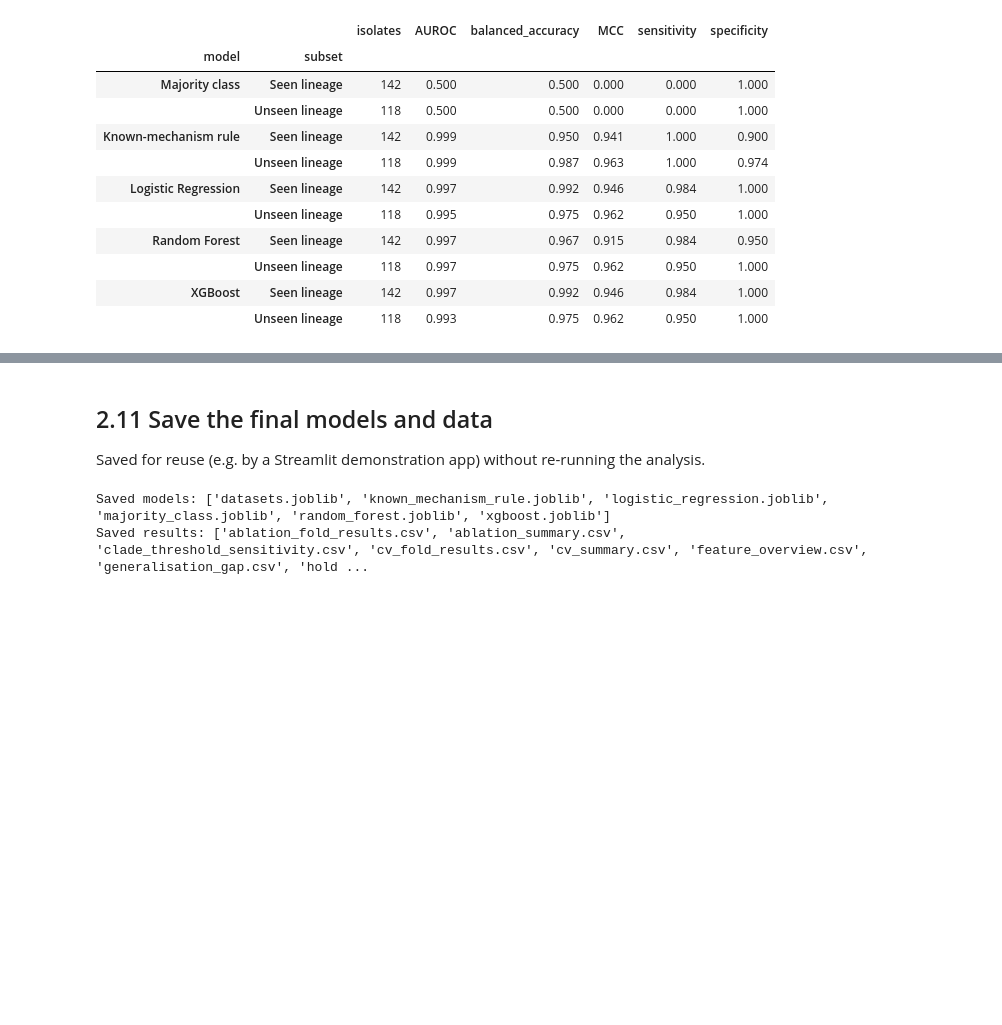
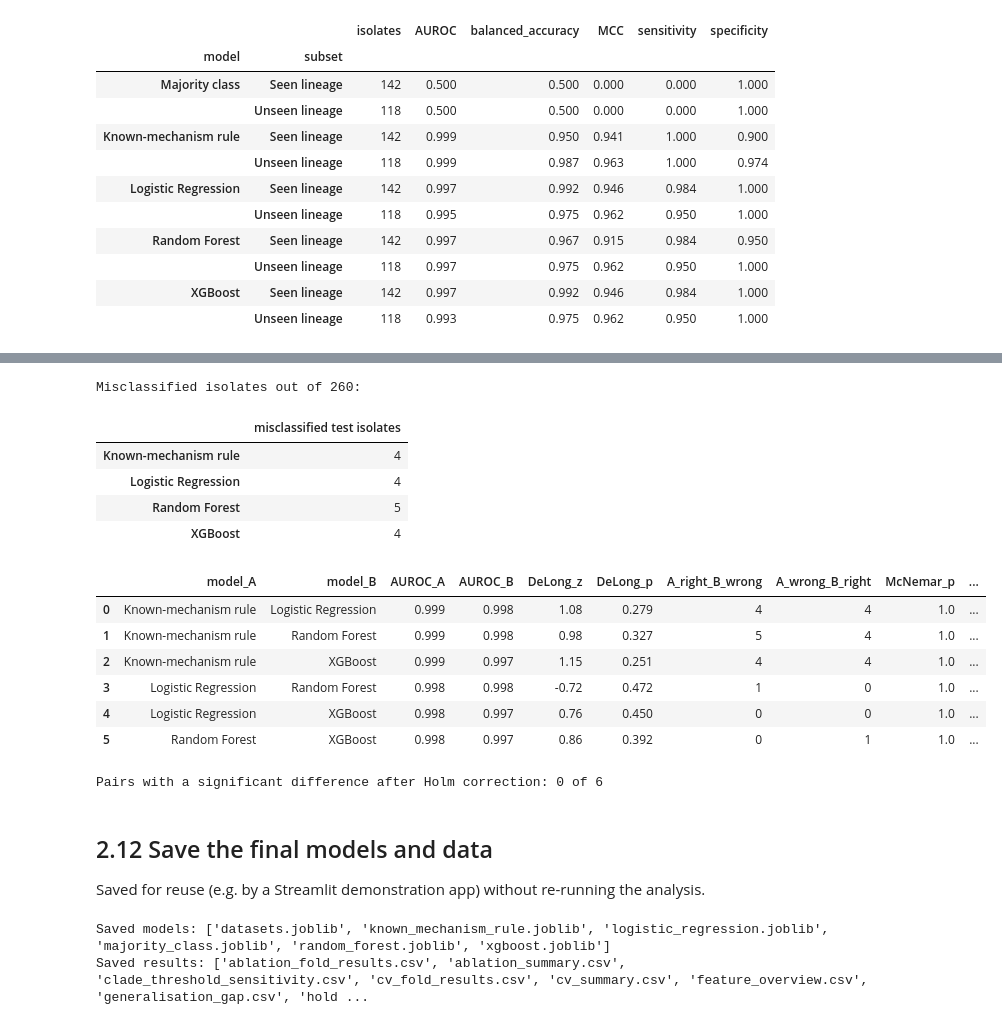
Before and after one commit to Aleroebijuwa/Explainable-ml-ciprofloxacin-resistance-, a Jupyter notebook: ecoli_ciprofloxacin_resistance.ipynb, the cells around one changed output, grey strips where cells are left out. Cells and saved outputs as stored; diff of their text form; code cells hidden in the pictures; blank space fills up the shorter version.

```diff
--- a/ecoli_ciprofloxacin_resistance.ipynb
+++ b/ecoli_ciprofloxacin_resistance.ipynb
@@ -668,5 +682,48 @@ Test isolates from lineages seen in development: 142; unseen: 118
+# %%
+from itertools import combinations
+
+compared = [m for m in MODEL_ORDER if m != "Majority class"]
+rows = []
+for a, b in combinations(compared, 2):
+    auc_a, auc_b, z, p_auc = delong_test(y_test, test_probs[a], test_probs[b])
+    a_only, b_only, p_errors = mcnemar_test(y_test, test_probs[a] >= 0.5, test_probs[b] >= 0.5)
+    rows.append({"model_A": a, "model_B": b,
+                 "AUROC_A": auc_a, "AUROC_B": auc_b, "DeLong_z": z, "DeLong_p": p_auc,
+                 "A_right_B_wrong": a_only, "A_wrong_B_right": b_only, "McNemar_p": p_errors})
+
+comparison = pd.DataFrame(rows)
+comparison["DeLong_p_Holm"] = holm_adjust(comparison["DeLong_p"])
+comparison["McNemar_p_Holm"] = holm_adjust(comparison["McNemar_p"])
+comparison["significant (p < 0.05)"] = ((comparison["DeLong_p_Holm"] < 0.05) |
+                                        (comparison["McNemar_p_Holm"] < 0.05)).map({True: "yes", False: "no"})
+comparison.to_csv(RESULTS_DIR / "model_comparison_tests.csv", index=False)
+
+errors = pd.Series({m: int(((test_probs[m] >= 0.5) != y_test.to_numpy()).sum()) for m in compared},
+                   name="misclassified test isolates")
+print(f"Misclassified isolates out of {len(y_test)}:")
+display(errors.to_frame())
+display(comparison.round({"AUROC_A": 4, "AUROC_B": 4, "DeLong_z": 2, "DeLong_p": 3, "McNemar_p": 3,
+                          "DeLong_p_Holm": 3, "McNemar_p_Holm": 3}))
+
+n_significant = (comparison["significant (p < 0.05)"] == "yes").sum()
+print(f"Pairs with a significant difference after Holm correction: {n_significant} of {len(comparison)}")
+# %% [output]
+Misclassified isolates out of 260:
+|  | misclassified test isolates |
+| Known-mechanism rule | 4 |
+| Logistic Regression | 4 |
+| Random Forest | 5 |
+| XGBoost | 4 |
+|  | model_A | model_B | AUROC_A | AUROC_B | DeLong_z | DeLong_p | A_right_B_wrong | A_wrong_B_right | McNemar_p | ... |
+| 0 | Known-mechanism rule | Logistic Regression | 0.999 | 0.998 | 1.08 | 0.279 | 4 | 4 | 1.0 | ... |
+| 1 | Known-mechanism rule | Random Forest | 0.999 | 0.998 | 0.98 | 0.327 | 5 | 4 | 1.0 | ... |
+| 2 | Known-mechanism rule | XGBoost | 0.999 | 0.997 | 1.15 | 0.251 | 4 | 4 | 1.0 | ... |
+| 3 | Logistic Regression | Random Forest | 0.998 | 0.998 | -0.72 | 0.472 | 1 | 0 | 1.0 | ... |
+| 4 | Logistic Regression | XGBoost | 0.998 | 0.997 | 0.76 | 0.450 | 0 | 0 | 1.0 | ... |
+| 5 | Random Forest | XGBoost | 0.998 | 0.997 | 0.86 | 0.392 | 0 | 1 | 1.0 | ... |
+Pairs with a significant difference after Holm correction: 0 of 6
 # %% [markdown]
-## 2.11 Save the final models and data
+## 2.12 Save the final models and data
 Saved for reuse (e.g. by a Streamlit demonstration app) without re-running the analysis.
 # %%
 joblib.dump({
```
Also changed, not shown: parts of 9 cells of this notebook, 13 other files.
